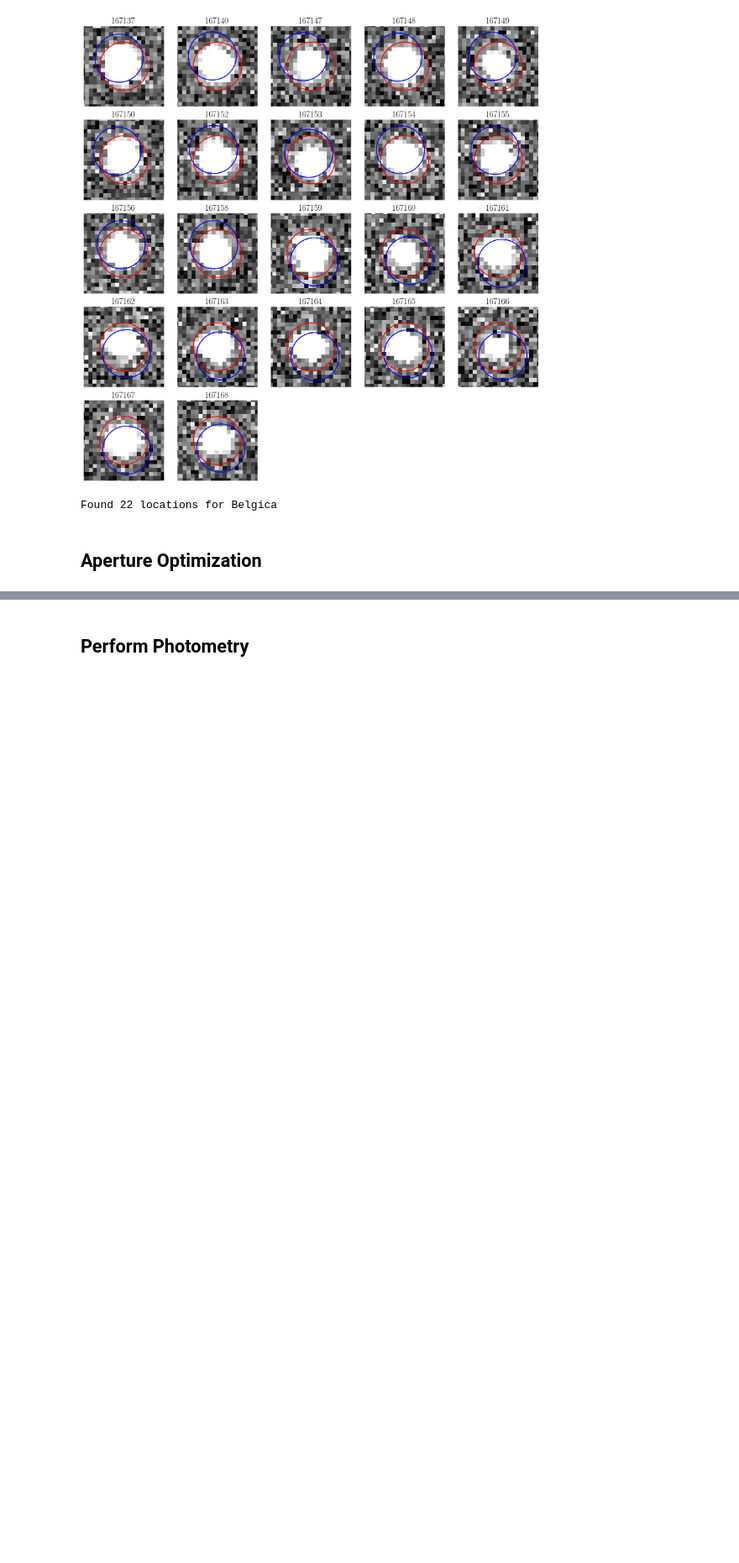
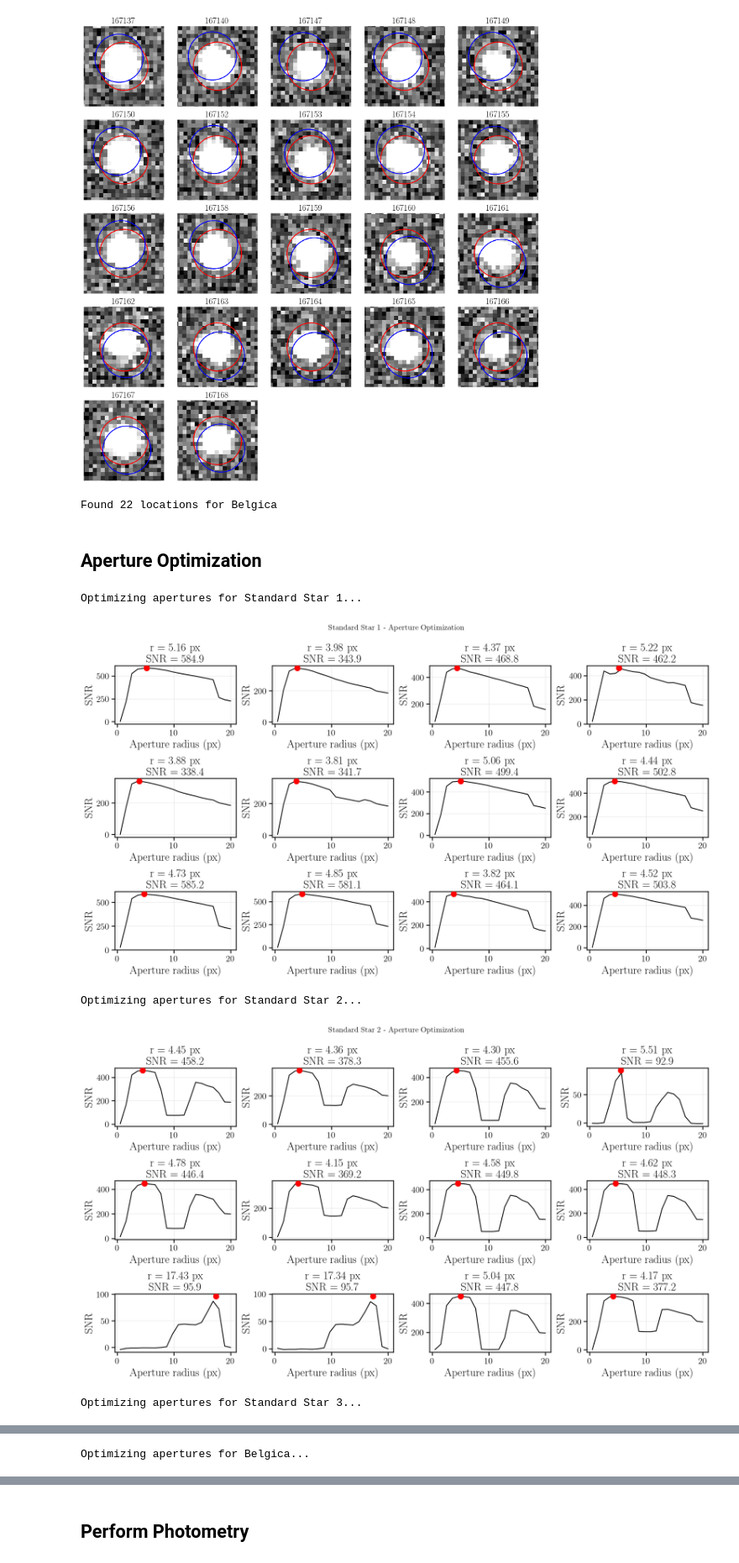
Before and after one commit to matyldarejus/TGP_Asteroids2_2025, a Jupyter notebook: Colours/photometry.ipynb, the cells around one changed output, grey strips where cells are left out. Shown at 84% size. Drawn from its saved outputs; the diff is of its cells as text; code cells hidden in the pictures; blank space fills up the shorter version.

```diff
--- a/Colours/photometry.ipynb
+++ b/Colours/photometry.ipynb
@@ -540,6 +543,8 @@ def optimize_apertures(data, locations, title="Aperture Optimization"):
 
     for i, (d, loc, ax) in enumerate(zip(data, locations, axs)):
         def ap_opt(r):
+            if r <= 0:  # Safety check
+                return 1e10
             an1 = 2 * r
             an2 = 3 * r
             ap = CircularAperture(loc, r=r)
@@ -550,36 +555,44 @@ def optimize_apertures(data, locations, title="Aperture Optimization"):
         aps = np.linspace(0.5, 20, 20)
         rough_peak = aps[np.argmax([-ap_opt(ap) for ap in aps])]
 
-        # Fine optimization
-        res = minimize_scalar(ap_opt, bounds=(rough_peak-2, rough_peak+2))
+        # Fine optimization with safe bounds
+        lower_bound = max(0.5, rough_peak - 2)  # Ensure lower bound is positive
+        upper_bound = rough_peak + 2
+        res = minimize_scalar(ap_opt, bounds=(lower_bound, upper_bound), method='bounded')
         optimal_radii.append(res.x)
 
         # Plot
         ax.plot(aps, [-ap_opt(ap) for ap in aps], c="k")
         ax.scatter(res.x, -res.fun, c="r", s=100, zorder=5)
         ax.set_title(f"r = {res.x:.2f} px\nSNR = {-res.fun:.1f}")
         ax.set_xlabel("Aperture radius (px)")
         ax.set_ylabel("SNR")
         ax.grid(True, alpha=0.3)
 
     # Hide unused subplots
     for i in range(len(data), len(axs)):
         axs[i].axis('off')
 
     fig.suptitle(title, fontsize=14, y=1.00)
     fig.tight_layout()
     plt.show()
 
     return optimal_radii
 
 print("Optimizing apertures for Standard Star 1...")
 optims1 = optimize_apertures(data1, locs1, "Standard Star 1 - Aperture Optimization")
 
 print("\nOptimizing apertures for Standard Star 2...")
 optims2 = optimize_apertures(data2, locs2, "Standard Star 2 - Aperture Optimization")
 
 print("\nOptimizing apertures for Standard Star 3...")
 optims3 = optimize_apertures(data3, locs3, "Standard Star 3 - Aperture Optimization")
 
 print(f"\nOptimizing apertures for {asteroid_name}...")
 optims_asteroid = optimize_apertures(data_asteroid, locs_asteroid, f"{asteroid_name} - Aperture Optimization")
+# %% [output]
+Optimizing apertures for Standard Star 1...
+[figure, added]
+Optimizing apertures for Standard Star 2...
+[figure, added]
+Optimizing apertures for Standard Star 3...
@@ -585,0 +600 @@ optims_asteroid = optimize_apertures(data_asteroid, locs_asteroid, f"{asteroid_n
+Optimizing apertures for Belgica...
```
Also changed, not shown: parts of 15 cells of this notebook.
